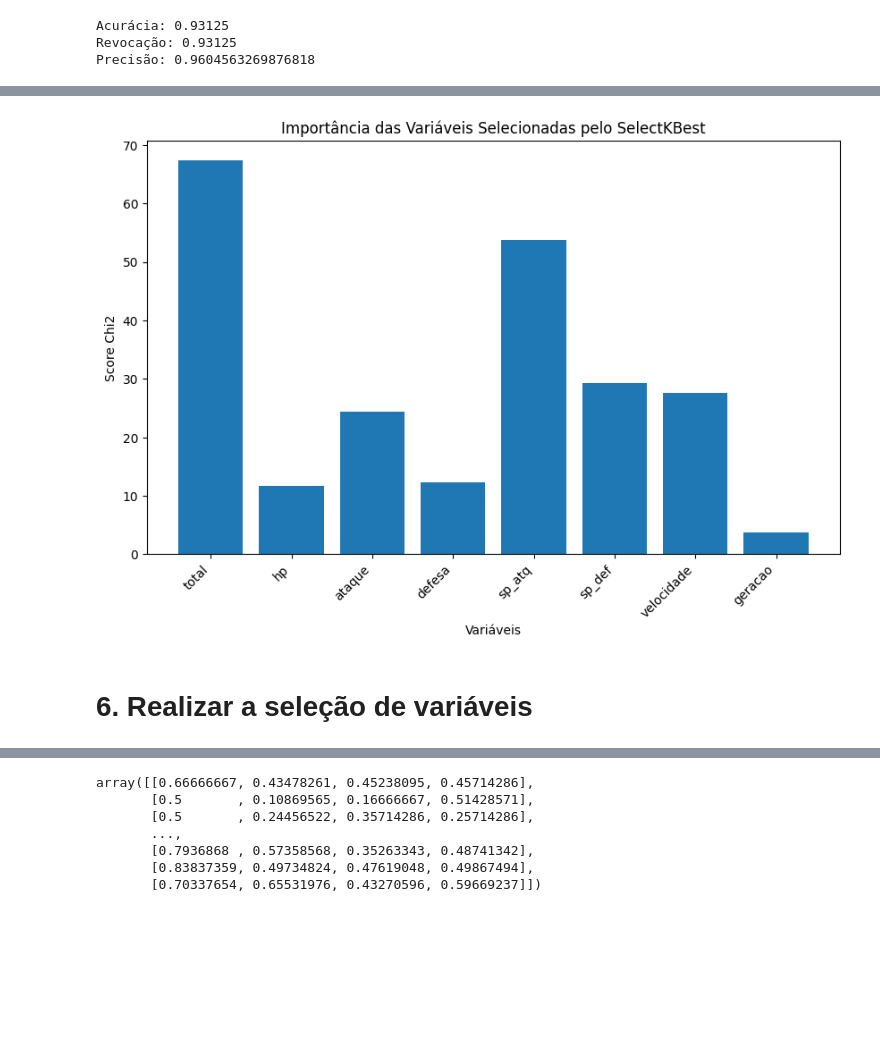
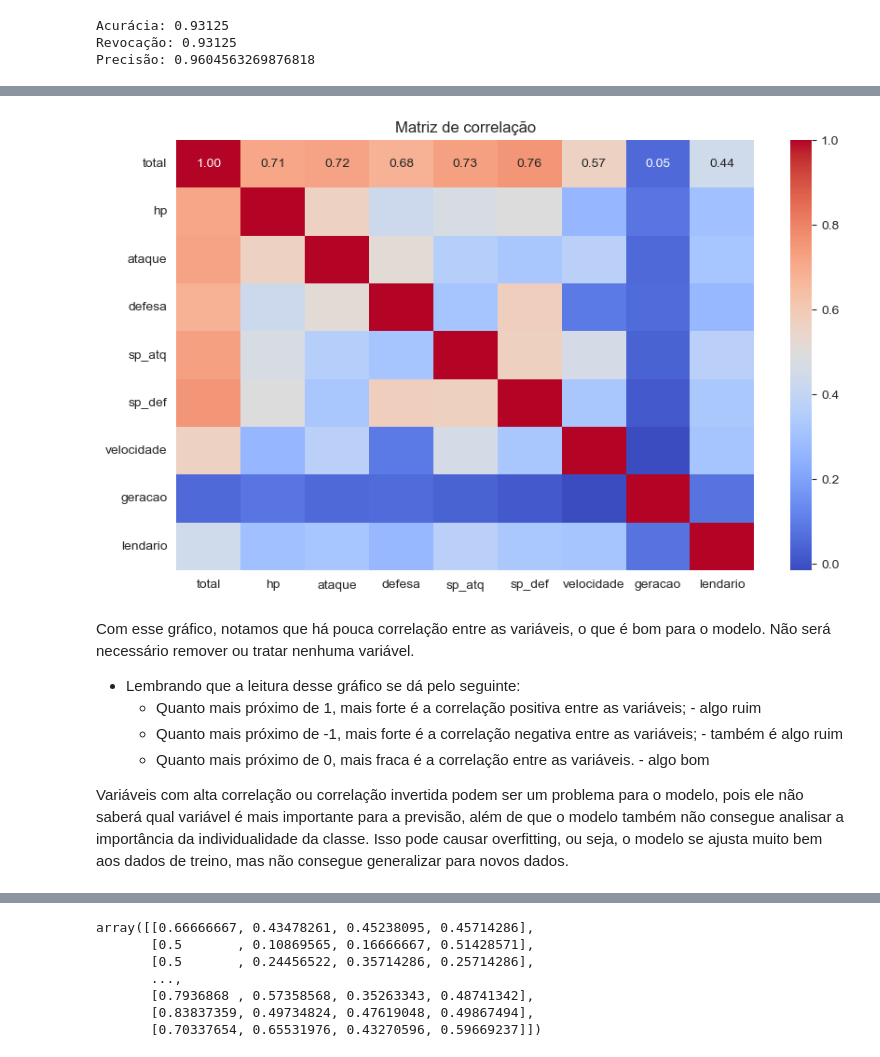
Before and after one commit to Projecs-UAM/DataMon, a Jupyter notebook: main.ipynb, the cells around one changed output, grey strips where cells are left out. Saved outputs shown, nothing was run; the diff lists cells and outputs as text; code cells hidden in the pictures; blank space fills up the shorter version.

Commit message:
Update
Adicionado o nome dos integrantes no reamd e continuado no trabalho com o arquivo. Também foi feito alterações na Main para ajustar os comentários quando for aparecer no readme

```diff
--- a/main.ipynb
+++ b/main.ipynb
@@ -463,16 +296,25 @@ plt.show()
-# %%
-# Importância das Variáveis Selecionadas pelo SelectKBest
-# Este plot mostra a importância das variáveis selecionadas pelo SelectKBest usando o score Chi2.
-# Quanto maior o valor do score, mais importante é a variável na previsão se um Pokémon é lendário ou não.
-# As variáveis selecionadas são aquelas que têm os maiores scores de Chi2.
-plt.figure(figsize=(10, 6))
-plt.bar(range(len(seletor.scores_)), seletor.scores_, tick_label=X.columns)
-plt.title('Importância das Variáveis Selecionadas pelo SelectKBest')
-plt.xlabel('Variáveis')
-plt.ylabel('Score Chi2')
-plt.xticks(rotation=45, ha='right')
-plt.show()
-# %% [output]
-[figure, removed]
-# %% [markdown]
-# 6. Realizar a seleção de variáveis
+# %%
+# Gráfico de spearman
+
+ # Define o tamanho da figura
+plt.figure(figsize= (10, 6))
+
+ # Cria o gráfico de calor
+sns.heatmap(df_norm.corr(method='spearman'), annot= True, cmap= 'coolwarm', fmt=".2f")
+
+# Define o título do gráfico
+plt.title("Matriz de correlação")
+
+# Exibe o gráfico
+plt.show()
+# %% [output]
+[figure, added]
+# %% [markdown]
+Com esse gráfico, notamos que há pouca correlação entre as variáveis, o que é bom para o modelo. Não será necessário remover ou tratar nenhuma variável.
+
+ *  Lembrando que a leitura desse gráfico se dá pelo seguinte:
+    -   Quanto mais próximo de 1, mais forte é a correlação positiva entre as variáveis; - algo ruim
+    -   Quanto mais próximo de -1, mais forte é a correlação negativa entre as variáveis; - também é algo ruim
+    -   Quanto mais próximo de 0, mais fraca é a correlação entre as variáveis. - algo bom
+
+Variáveis com alta correlação ou correlação invertida podem ser um problema para o modelo, pois ele não saberá qual variável é mais importante para a previsão, além de que o modelo também não consegue analisar a importância da individualidade da classe. Isso pode causar overfitting, ou seja, o modelo se ajusta muito bem aos dados de treino, mas não consegue generalizar para novos dados.
```
Also changed, not shown: parts of 78 cells of this notebook, 1 other file.
